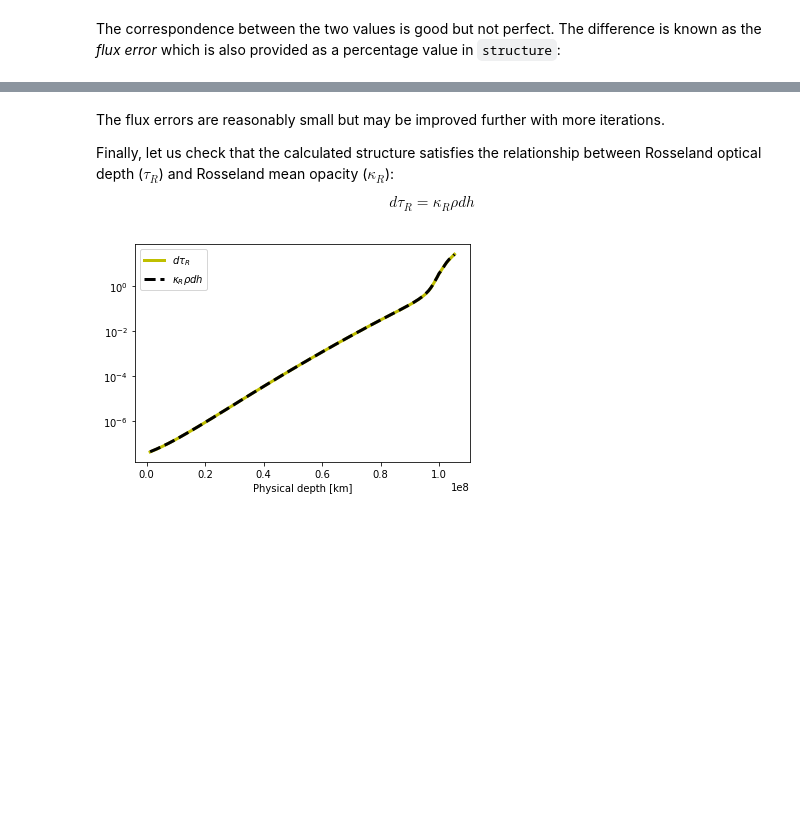
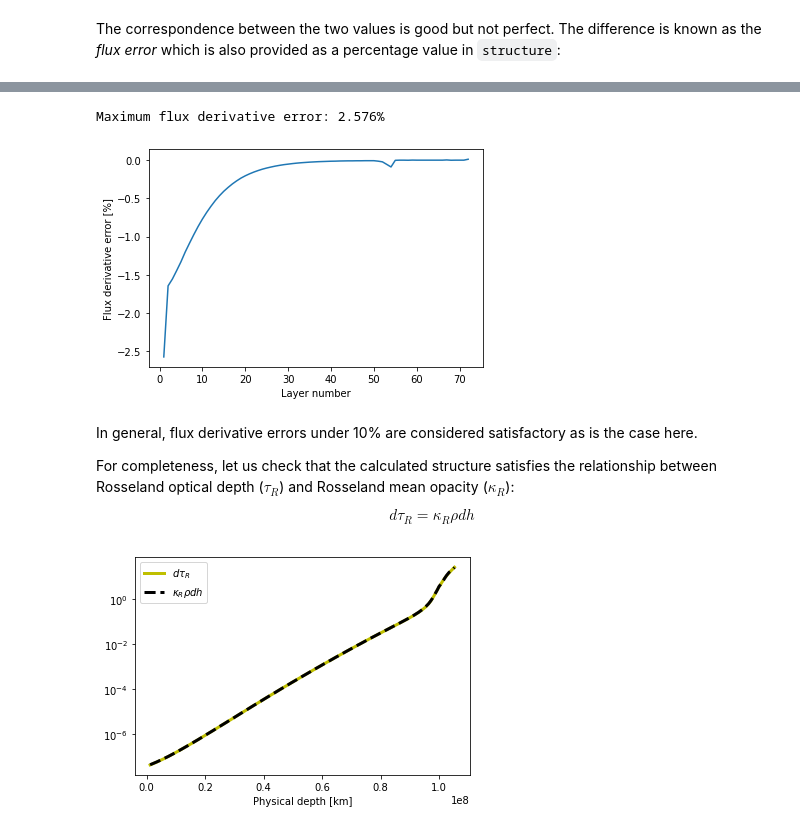
Before and after one commit to Roman-UCSD/BasicATLAS, a Jupyter notebook: examples/output.ipynb, the cells around one changed output, grey strips where cells are left out. Saved outputs shown, nothing was run; the diff lists cells and outputs as text; code cells hidden in the pictures; blank space fills up the shorter version.

```diff
--- a/examples/output.ipynb
+++ b/examples/output.ipynb
@@ -160,7 +182,17 @@ Text(0, 0.5, 'Flux error [%]')
+# %%
+plt.plot(structure['layer'], structure['flux_error_derivative'])
+plt.xlabel('Layer number')
+plt.ylabel('Flux derivative error [%]')
+
+# Also print the maximum error
+print('Maximum flux derivative error: {}%'.format(np.max(np.abs(structure['flux_error_derivative']))))
+# %% [output]
+Maximum flux derivative error: 2.576%
+[figure, added]
 # %% [markdown]
-The flux errors are reasonably small but may be improved further with more iterations.
+In general, flux derivative errors under 10% are considered satisfactory as is the case here.
 
-Finally, let us check that the calculated structure satisfies the relationship between Rosseland optical depth ($\tau_R$) and Rosseland mean opacity ($\kappa_R$):
+For completeness, let us check that the calculated structure satisfies the relationship between Rosseland optical depth ($\tau_R$) and Rosseland mean opacity ($\kappa_R$):
 
 $$d\tau_R=\kappa_R \rho dh$$
 # %%
```
Also changed, not shown: parts of 19 cells of this notebook, 6 other files.
